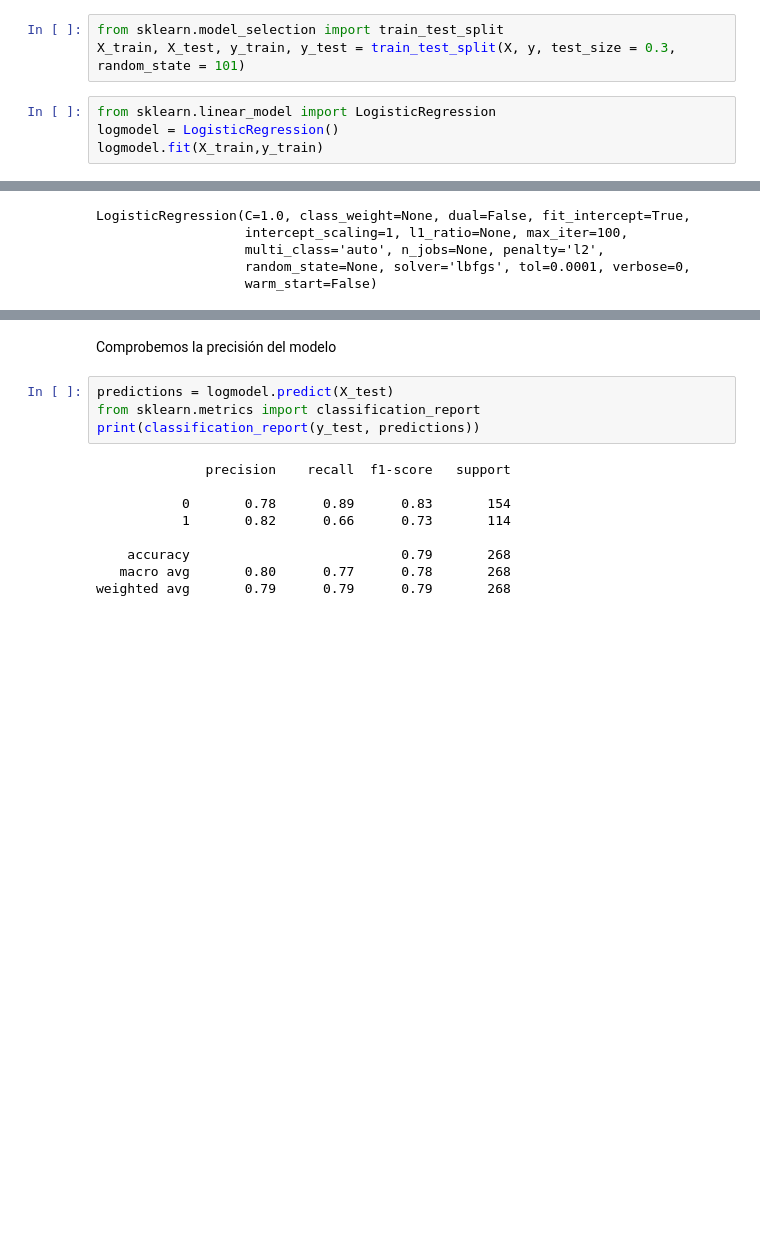
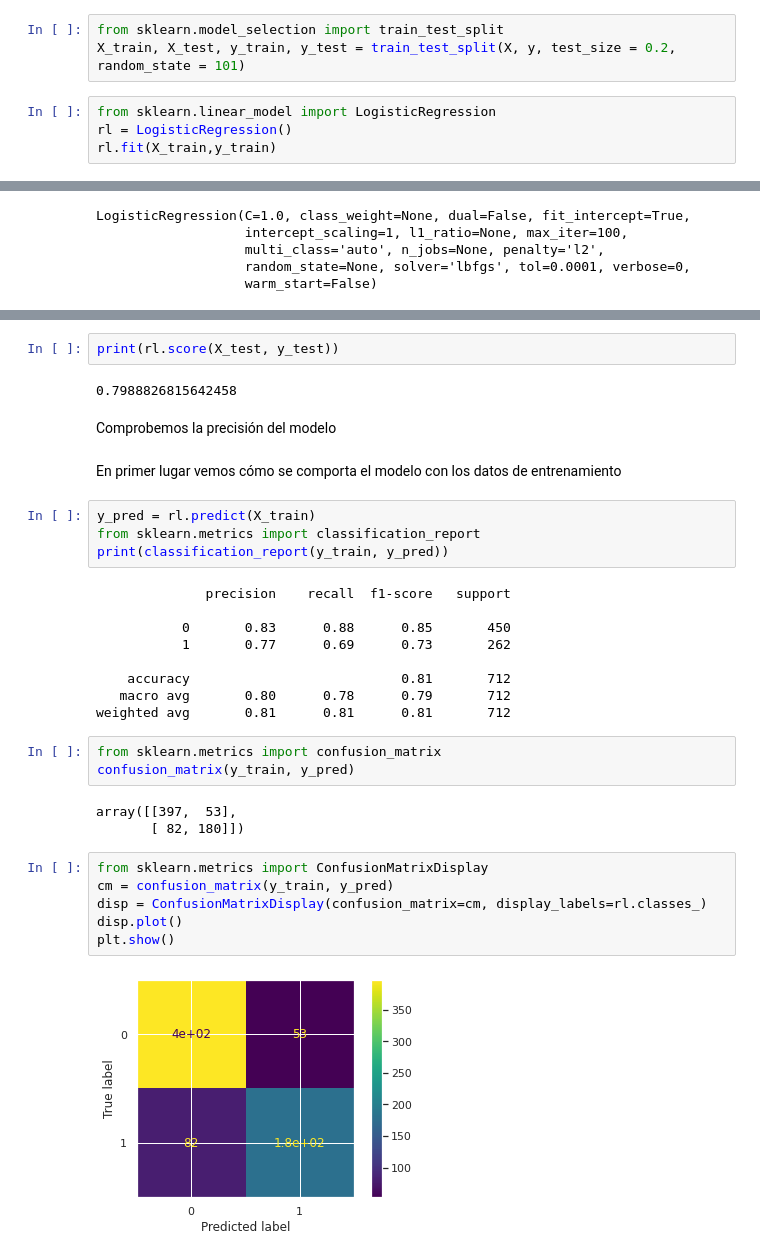
Before and after one commit to mariajogonsan/Curso-de-introduccion-a-Big-Data-Parte-3-nov2021, a Jupyter notebook: 8_ML_Regresion_logistica_Titanic.ipynb, the cells around one changed output, grey strips where cells are left out. Drawn from its saved outputs; the diff is of its cells as text; blank space fills up the shorter version.

```diff
--- a/8_ML_Regresion_logistica_Titanic.ipynb
+++ b/8_ML_Regresion_logistica_Titanic.ipynb
@@ -455,11 +455,11 @@ Para saber si nuestro modelo de predicción es bueno debemos reservar una parte
 Usaremos train_test_split del módulo cross_validation para dividir nuestros datos. El 70% de los datos serán datos de entrenamiento y el 30% serán datos de prueba.
 # %%
 from sklearn.model_selection import train_test_split
-X_train, X_test, y_train, y_test = train_test_split(X, y, test_size = 0.3, random_state = 101)
+X_train, X_test, y_train, y_test = train_test_split(X, y, test_size = 0.2, random_state = 101)
 # %%
 from sklearn.linear_model import LogisticRegression
-logmodel = LogisticRegression()
-logmodel.fit(X_train,y_train)
+rl = LogisticRegression()
+rl.fit(X_train,y_train)
 # %% [output]
 STOP: TOTAL NO. of ITERATIONS REACHED LIMIT.
 
@@ -476,15 +480,35 @@ LogisticRegression(C=1.0, class_weight=None, dual=False, fit_intercept=True,
+# %%
+print(rl.score(X_test, y_test))
+# %% [output]
+0.7988826815642458
 # %% [markdown]
 Comprobemos la precisión del modelo
+# %% [markdown]
+En primer lugar vemos cómo se comporta el modelo con los datos de entrenamiento
 # %%
-predictions = logmodel.predict(X_test)
+y_pred = rl.predict(X_train)
 from sklearn.metrics import classification_report
-print(classification_report(y_test, predictions))
+print(classification_report(y_train, y_pred))
 # %% [output]
               precision    recall  f1-score   support
 
-           0       0.78      0.89      0.83       154
-           1       0.82      0.66      0.73       114
+           0       0.83      0.88      0.85       450
+           1       0.77      0.69      0.73       262
 
-    accuracy                           0.79       268
-   macro avg       0.80      0.77      0.78       268
-weighted avg       0.79      0.79      0.79       268
+    accuracy                           0.81       712
+   macro avg       0.80      0.78      0.79       712
+weighted avg       0.81      0.81      0.81       712
+# %%
+from sklearn.metrics import confusion_matrix
+confusion_matrix(y_train, y_pred)
+# %% [output]
+array([[397,  53],
+       [ 82, 180]])
+# %%
+from sklearn.metrics import ConfusionMatrixDisplay
+cm = confusion_matrix(y_train, y_pred)
+disp = ConfusionMatrixDisplay(confusion_matrix=cm, display_labels=rl.classes_)
+disp.plot()
+plt.show()
+# %% [output]
+[figure, added]
```
Also changed, not shown: parts of 34 cells of this notebook.
